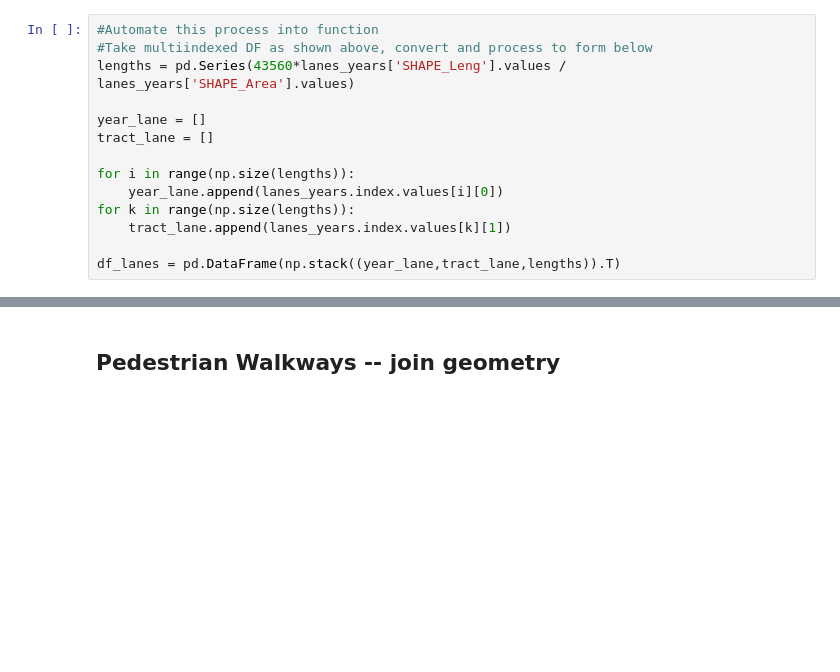
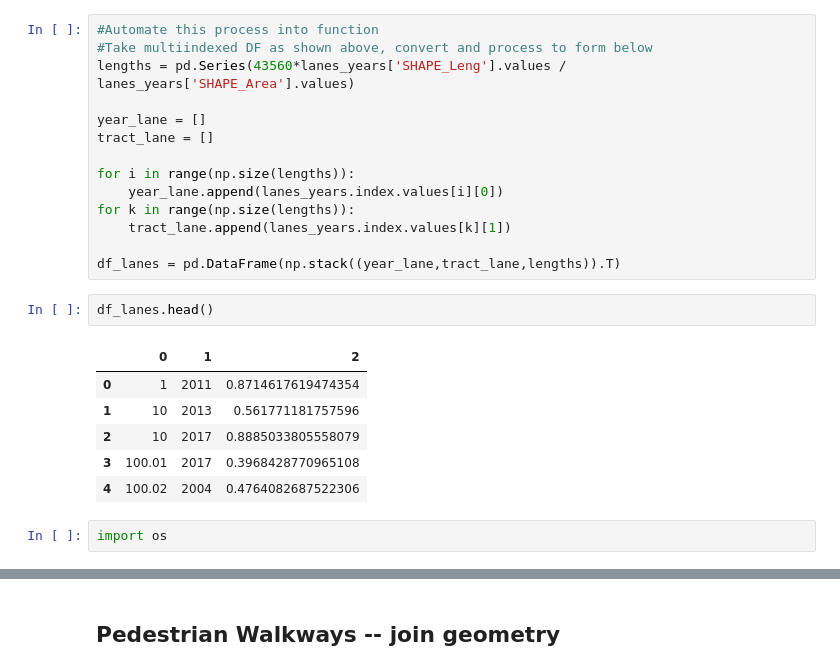
Before and after one commit to Greening-Seattle/Prediction, a Jupyter notebook: Prediction_GeoSegmentation.ipynb, the cells around one changed output, grey strips where cells are left out. Drawn from its saved outputs; the diff is of its cells as text; blank space fills up the shorter version.

```diff
--- a/Prediction_GeoSegmentation.ipynb
+++ b/Prediction_GeoSegmentation.ipynb
@@ -184,3 +181,14 @@ for k in range(np.size(lengths)):
     tract_lane.append(lanes_years.index.values[k][1])
 
 df_lanes = pd.DataFrame(np.stack((year_lane,tract_lane,lengths)).T)
+# %%
+df_lanes.head()
+# %% [output]
+|  | 0 | 1 | 2 |
+| 0 | 1 | 2011 | 0.8714617619474354 |
+| 1 | 10 | 2013 | 0.561771181757596 |
+| 2 | 10 | 2017 | 0.8885033805558079 |
+| 3 | 100.01 | 2017 | 0.3968428770965108 |
+| 4 | 100.02 | 2004 | 0.4764082687522306 |
+# %%
+import os
```
Also changed, not shown: parts of 10 cells of this notebook, 1 other file.
